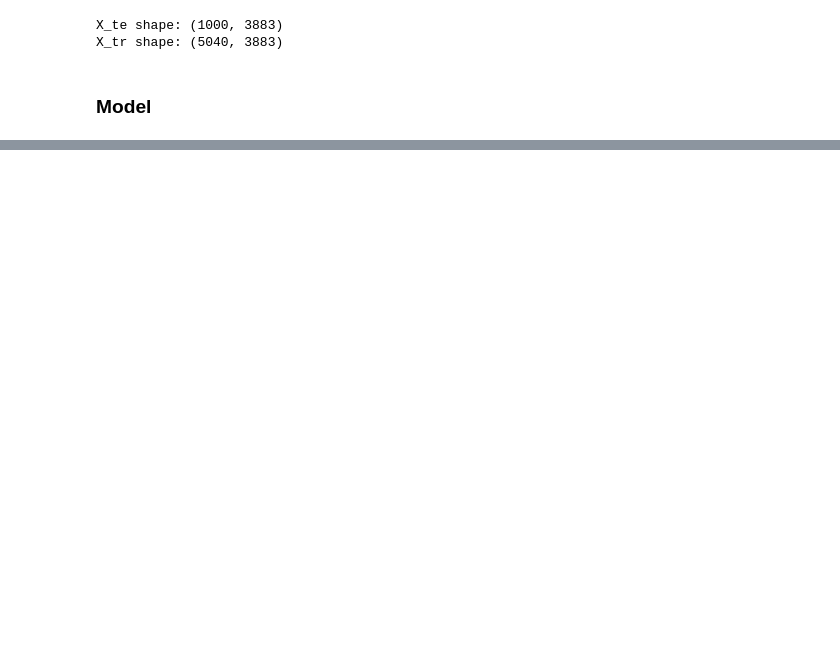
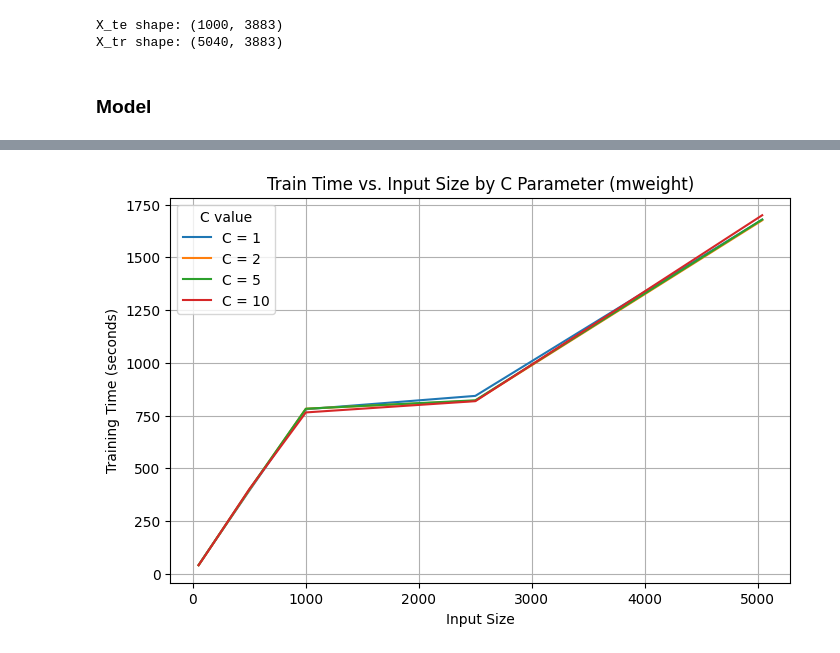
Before and after one commit to otran2/179-Project, a Jupyter notebook: ising_fit_mweight.ipynb, the cells around one changed output, grey strips where cells are left out. Drawn from its saved outputs; the diff is of its cells as text; code cells hidden in the pictures; blank space fills up the shorter version.

```diff
--- a/ising_fit_mweight.ipynb
+++ b/ising_fit_mweight.ipynb
@@ -172,0 +148,17 @@ KeyboardInterrupt:
+# %%
+df = pd.read_csv('results/ising_model_size_experiment_latest _FULL.csv')
+
+pivot_df = df.pivot(index='input_size', columns='C', values='training_time_seconds')
+
+plt.figure(figsize=(8, 5))
+for c_val in pivot_df.columns:
+    plt.plot(pivot_df.index, pivot_df[c_val], label=f'C = {c_val}')
+
+plt.xlabel('Input Size')
+plt.ylabel('Training Time (seconds)')
+plt.title('Train Time vs. Input Size by C Parameter (mweight)')
+plt.legend(title='C value')
+plt.grid(True)
+plt.show()
+# %% [output]
+[figure, added]
```
Also changed, not shown: parts of 8 cells of this notebook, 1 other file.
